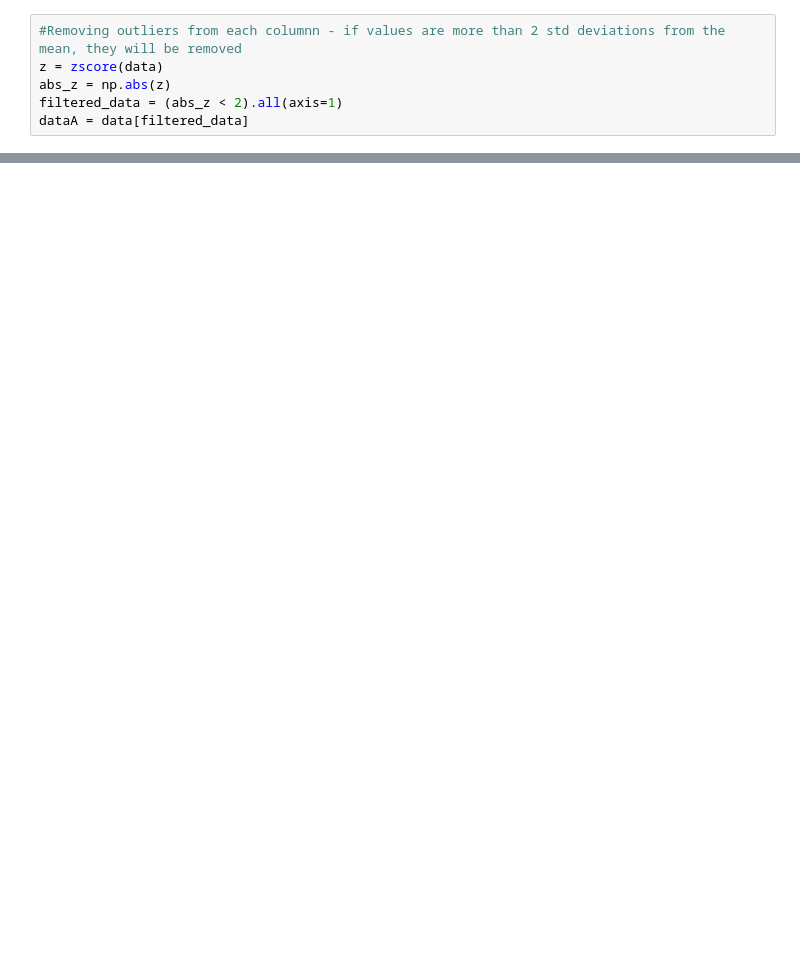
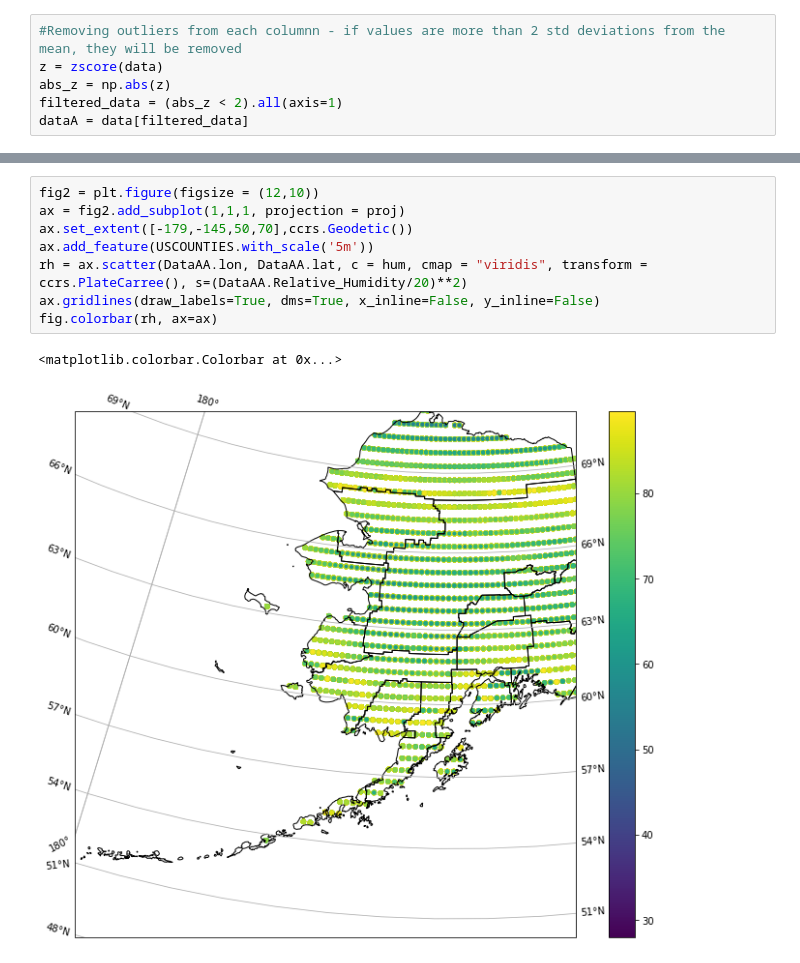
Before and after one commit to BigDataCourseBhaganagar/Alaskan-Weather, a Jupyter notebook: AlaskanWeather.ipynb, the cells around one changed output, grey strips where cells are left out. Saved outputs shown, nothing was run; the diff lists cells and outputs as text; blank space fills up the shorter version.

```diff
--- a/AlaskanWeather.ipynb
+++ b/AlaskanWeather.ipynb
@@ -180,0 +190,11 @@ plt.show()
+# %%
+fig2 = plt.figure(figsize = (12,10))
+ax = fig2.add_subplot(1,1,1, projection = proj)
+ax.set_extent([-179,-145,50,70],ccrs.Geodetic())
+ax.add_feature(USCOUNTIES.with_scale('5m'))
+rh = ax.scatter(DataAA.lon, DataAA.lat, c = hum, cmap = "viridis", transform = ccrs.PlateCarree(), s=(DataAA.Relative_Humidity/20)**2)
+ax.gridlines(draw_labels=True, dms=True, x_inline=False, y_inline=False)
+fig.colorbar(rh, ax=ax)
+# %% [output]
+<matplotlib.colorbar.Colorbar at 0x...>
+[figure, added]
```
Also changed, not shown: parts of 53 cells of this notebook.
